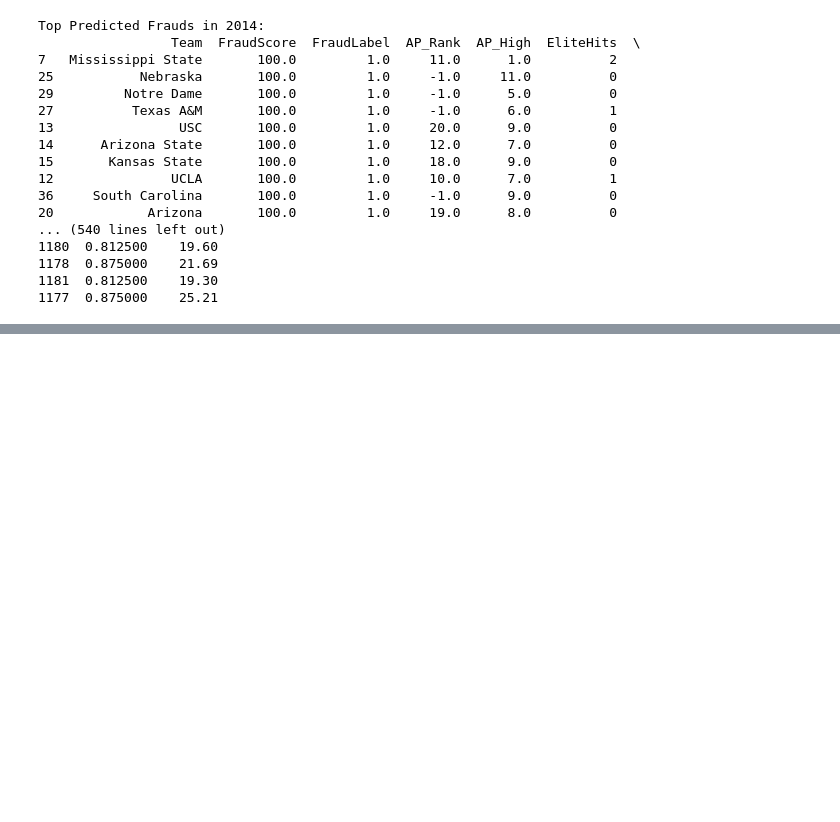
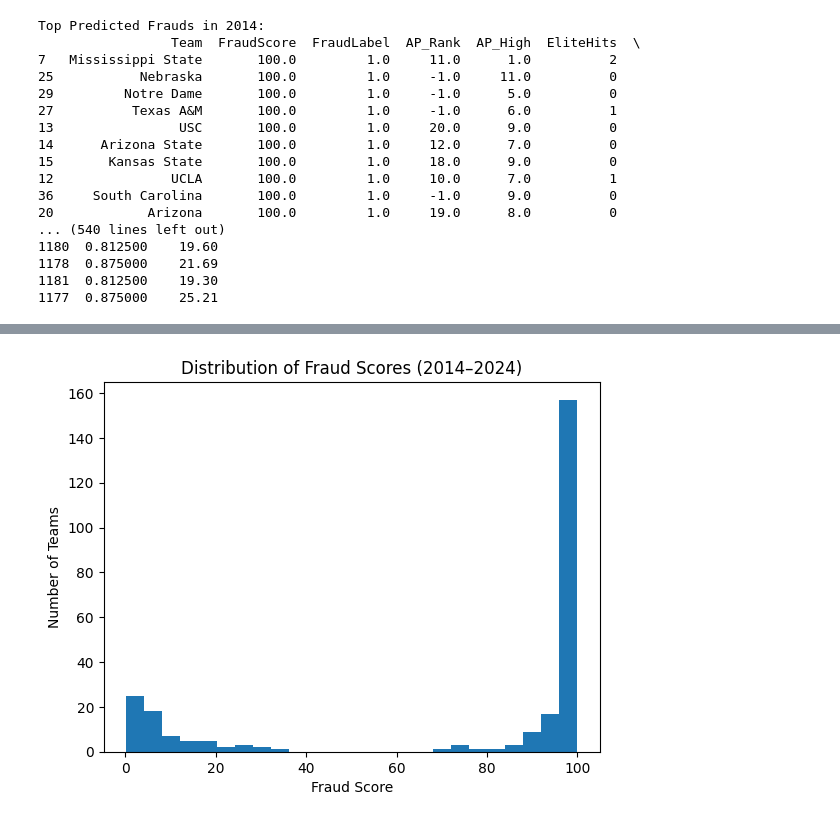
Before and after one commit to linhcapp/dat490-capstone-project, a Jupyter notebook: notebooks/dat490_capstone_jupyter_notebook.ipynb, the cells around one changed output, grey strips where cells are left out. Cells and saved outputs as stored; diff of their text form; code cells hidden in the pictures; blank space fills up the shorter version.

```diff
--- a/notebooks/dat490_capstone_jupyter_notebook.ipynb
+++ b/notebooks/dat490_capstone_jupyter_notebook.ipynb
@@ -1397,17 +1370,17 @@ labeled_df = final_with_thresholds.copy()
 
 labeled_df["FraudLabel"] = np.nan
 
-# Fraud: Top 12 AP at some point AND <= 6 elite hits
+# Fraud = Top 12 AP_high and <=6 elite hits
 fraud_mask = (labeled_df["AP_High"] <= 12) & (labeled_df["EliteHits"] <= 6) & (labeled_df["AP_High"] > 0)
 labeled_df.loc[fraud_mask, "FraudLabel"] = 1
 
-# Contender: Top 12 AP at some point AND > 6 elite hits
+# Contender = Top 12 AP_high and >6 elite hits
 contender_mask = (labeled_df["AP_High"] <= 12) & (labeled_df["EliteHits"] > 6) & (labeled_df["AP_High"] > 0)
 labeled_df.loc[contender_mask, "FraudLabel"] = 0
 
-# Irrelevant: Never ranked in AP Top 25 (AP_High <= 0 or missing)
-irrelevant_mask = (labeled_df["AP_High"] <= 0) | (labeled_df["AP_High"].isna())
-labeled_df.loc[irrelevant_mask, "FraudLabel"] = 2
+# Unranked or missing = NA (not used in training)
+unranked_mask = (labeled_df["AP_High"].isna()) | (labeled_df["AP_High"] <= 0)
+labeled_df.loc[unranked_mask, "FraudLabel"] = np.nan
 
 for yr in [2014, 2019, 2022]:
     subset = labeled_df[labeled_df["Season"] == yr]
@@ -1597,0 +1819,9 @@ Top Predicted Frauds in 2014:
+# %%
+import matplotlib.pyplot as plt
+plt.hist(labeled_df["FraudScore"].dropna(), bins=25)
+plt.title("Distribution of Fraud Scores (2014–2024)")
+plt.xlabel("Fraud Score")
+plt.ylabel("Number of Teams")
+plt.show()
+# %% [output]
+[figure, added]
```
Also changed, not shown: parts of 21 cells of this notebook, 4 other files.
